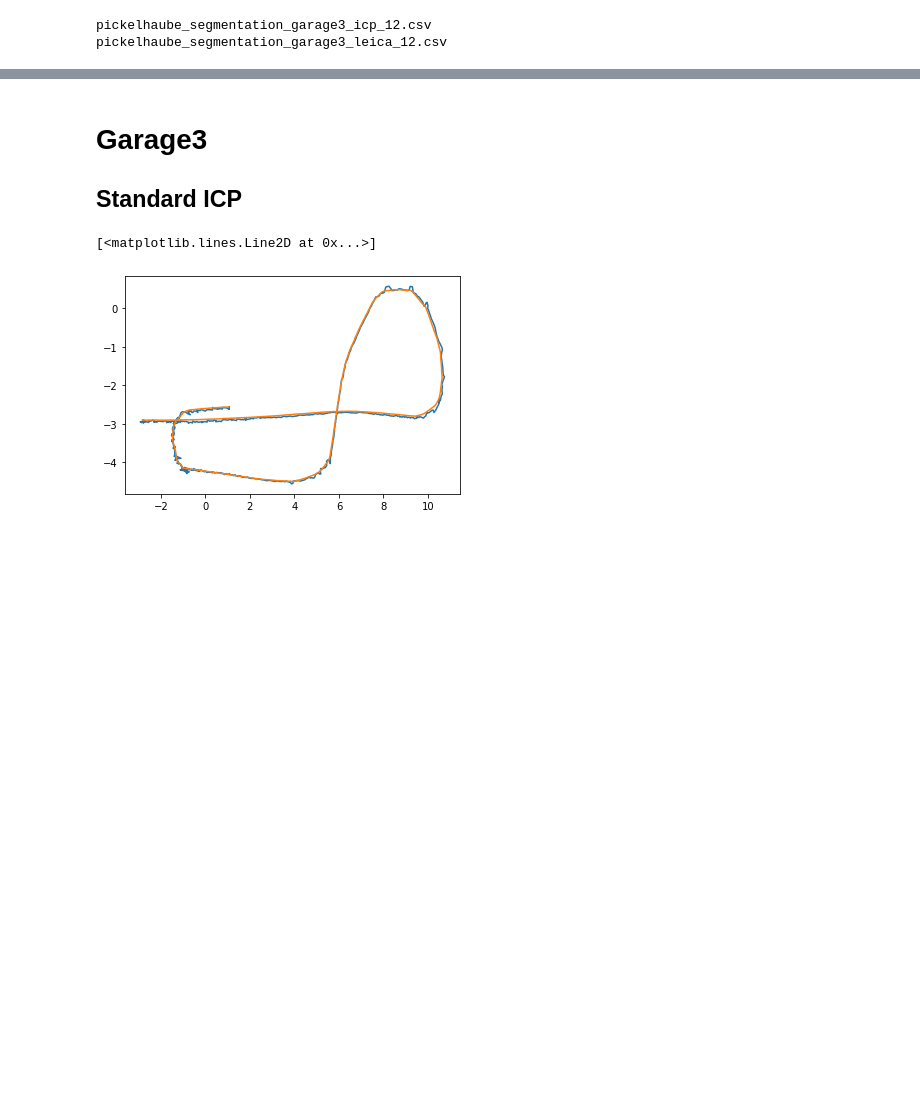
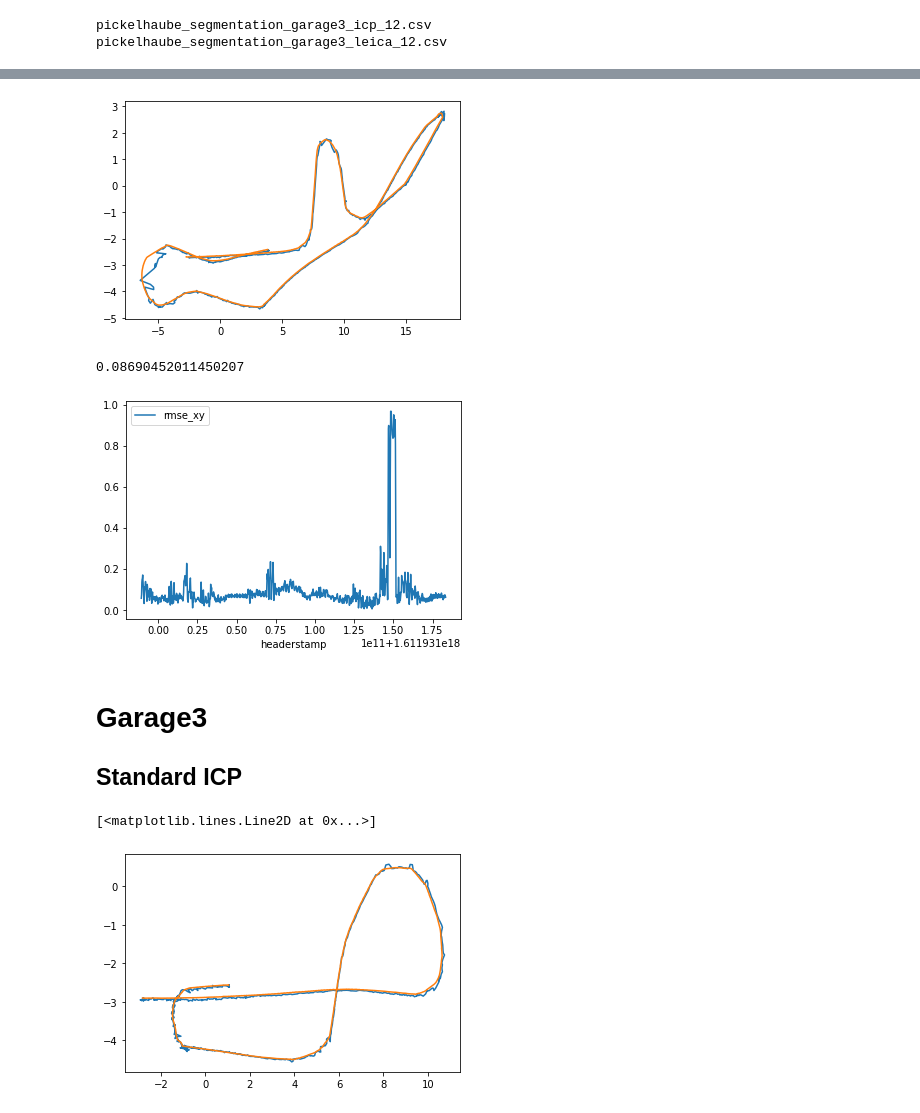
Before and after one commit to ethz-asl/background_foreground_segmentation, a Jupyter notebook: notebooks/RSS Localisation Results.ipynb, the cells around one changed output, grey strips where cells are left out. Cells and saved outputs as stored; diff of their text form; code cells hidden in the pictures; blank space fills up the shorter version.

```diff
--- a/notebooks/RSS Localisation Results.ipynb
+++ b/notebooks/RSS Localisation Results.ipynb
@@ -38,3 +75,26 @@ pickelhaube_segmentation_garage3_leica_12.csv
+# %%
+icp = pd.read_csv('~/asl/rss_2021_data/pickelhaube_full_garage2_icp_1.csv')
+leica = pd.read_csv('~/asl/rss_2021_data/pickelhaube_full_garage2_leica_1.csv')
+plt.figure()
+plt.plot(icp['trans_x'], icp['trans_y'])
+plt.plot(-leica['trans_y'], leica['trans_x'])
+plt.show()
+interpolated_gt_x = sp.interpolate.interp1d(
+    leica['headerstamp'] + 4.5e8, -leica['trans_y'])
+interpolated_gt_y = sp.interpolate.interp1d(
+    leica['headerstamp'] + 4.5e8, leica['trans_x'])
+
+icp['gt_trans_x'] = interpolated_gt_x(icp['headerstamp'])
+icp['gt_trans_y'] = interpolated_gt_y(icp['headerstamp'])
+icp['rmse_xy'] = np.sqrt(
+    np.square(icp['trans_x'] - icp['gt_trans_x']) +
+    np.square(icp['trans_y'] - icp['gt_trans_y']))
+icp.plot('headerstamp', 'rmse_xy')
+icp['rmse_xy'].mean()
+# %% [output]
+[figure, added]
+0.08690452011450207
+[figure, added]
 # %% [markdown]
 # Garage3
 ## Standard ICP
```
Also changed, not shown: parts of 6 cells of this notebook, 6 other files.
